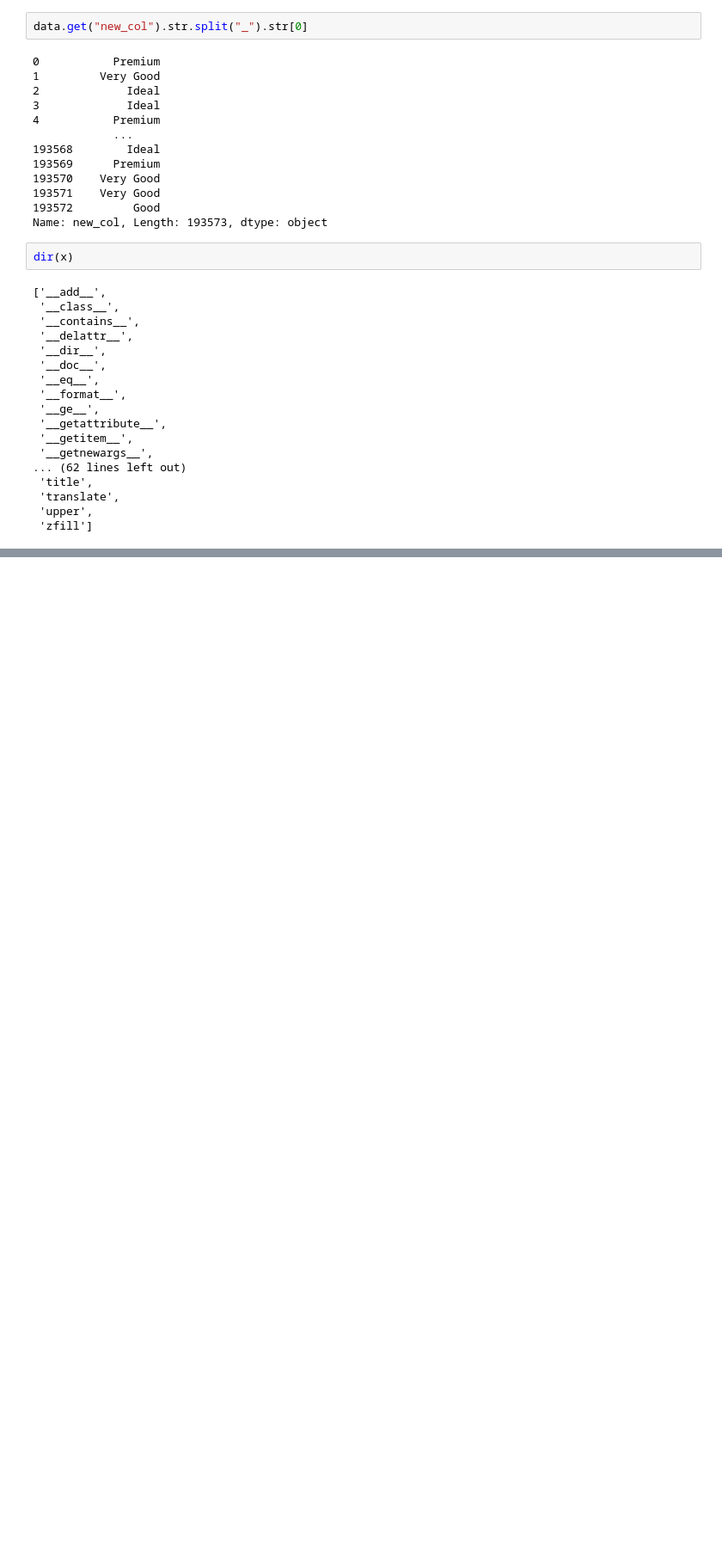
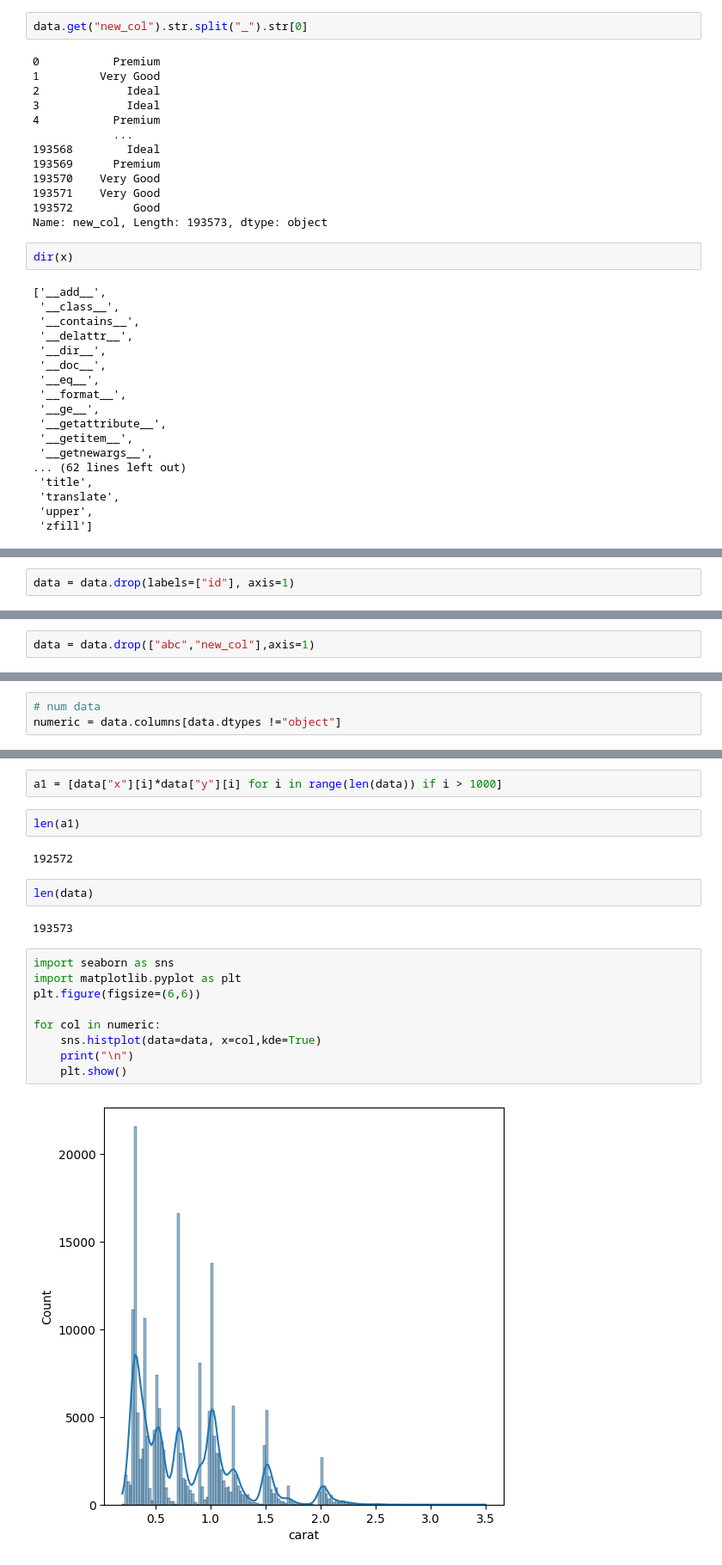
Before and after one commit to Ransinghsatyajitray/FSDS_End_to_End, a Jupyter notebook: notebooks/research.ipynb, the cells around one changed output, grey strips where cells are left out. Shown at 86% size. Drawn from its saved outputs; the diff is of its cells as text; blank space fills up the shorter version.

```diff
--- a/notebooks/research.ipynb
+++ b/notebooks/research.ipynb
@@ -452,0 +512,2 @@ dir(x)
+# %%
+data = data.drop(labels=["id"], axis=1)
@@ -452,0 +553,2 @@ dir(x)
+# %%
+data = data.drop(["abc","new_col"],axis=1)
@@ -452,0 +558,3 @@ dir(x)
+# %%
+# num data
+numeric = data.columns[data.dtypes !="object"]
@@ -452,0 +659,21 @@ dir(x)
+# %%
+a1 = [data["x"][i]*data["y"][i] for i in range(len(data)) if i > 1000]
+# %%
+len(a1)
+# %% [output]
+192572
+# %%
+len(data)
+# %% [output]
+193573
+# %%
+import seaborn as sns
+import matplotlib.pyplot as plt
+plt.figure(figsize=(6,6))
+
+for col in numeric:
+    sns.histplot(data=data, x=col,kde=True)
+    print("\n")
+    plt.show()
+# %% [output]
+[figure, added]
```
Also changed, not shown: parts of 74 cells of this notebook, 2 other files.
